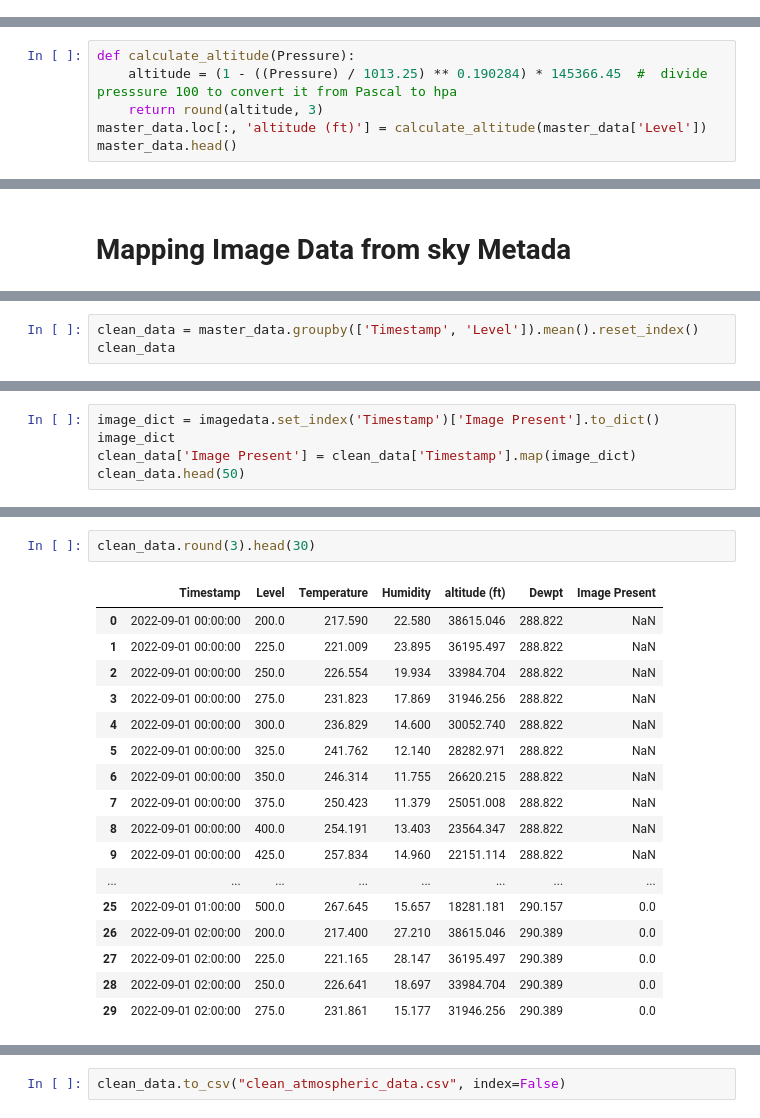
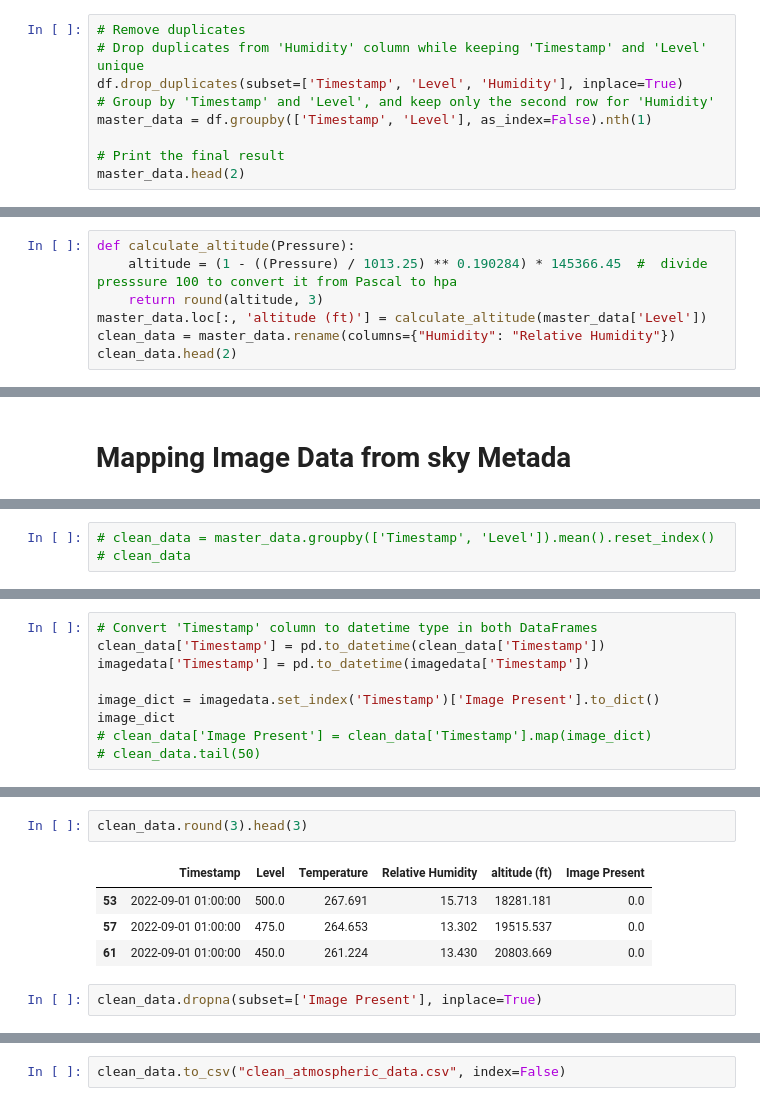
Before and after one commit to Fraolabebe/Team-SkySci-Analytics, a Jupyter notebook: Atmospheric Data Scraper/MonthlyAtmosphericData - Cleanup.ipynb, the cells around one changed output, grey strips where cells are left out. Saved outputs shown, nothing was run; the diff lists cells and outputs as text.

```diff
--- a/Atmospheric Data Scraper/MonthlyAtmosphericData - Cleanup.ipynb
+++ b/Atmospheric Data Scraper/MonthlyAtmosphericData - Cleanup.ipynb
@@ -18,0 +27,9 @@ master_data = pd.concat([september_data, october_data, november_data, december_d
+# %%
+# Remove duplicates
+# Drop duplicates from 'Humidity' column while keeping 'Timestamp' and 'Level' unique
+df.drop_duplicates(subset=['Timestamp', 'Level', 'Humidity'], inplace=True)
+# Group by 'Timestamp' and 'Level', and keep only the second row for 'Humidity'
+master_data = df.groupby(['Timestamp', 'Level'], as_index=False).nth(1)
+
+# Print the final result
+master_data.head(2)
@@ -30,5 +51,6 @@ def calculate_altitude(Pressure):
     altitude = (1 - ((Pressure) / 1013.25) ** 0.190284) * 145366.45  #  divide presssure 100 to convert it from Pascal to hpa
     return round(altitude, 3)
 master_data.loc[:, 'altitude (ft)'] = calculate_altitude(master_data['Level'])
-master_data.head()
+clean_data = master_data.rename(columns={"Humidity": "Relative Humidity"})
+clean_data.head(2)
 # %% [output]
@@ -121,3 +108,3 @@ imagedata.head()
 # %%
-clean_data = master_data.groupby(['Timestamp', 'Level']).mean().reset_index()
-clean_data
+# clean_data = master_data.groupby(['Timestamp', 'Level']).mean().reset_index()
+# clean_data
@@ -141,6 +129,10 @@ imagedata['Timestamp'] = pd.to_datetime(imagedata['Timestamp'])
 # %%
+# Convert 'Timestamp' column to datetime type in both DataFrames
+clean_data['Timestamp'] = pd.to_datetime(clean_data['Timestamp'])
+imagedata['Timestamp'] = pd.to_datetime(imagedata['Timestamp'])
+
 image_dict = imagedata.set_index('Timestamp')['Image Present'].to_dict()
 image_dict
-clean_data['Image Present'] = clean_data['Timestamp'].map(image_dict)
-clean_data.head(50)
+# clean_data['Image Present'] = clean_data['Timestamp'].map(image_dict)
+# clean_data.tail(50)
 # %% [output]
@@ -164,23 +167,12 @@ clean_data.head(50)
 # %%
-clean_data.round(3).head(30)
+clean_data.round(3).head(3)
 # %% [output]
-|  | Timestamp | Level | Temperature | Humidity | altitude (ft) | Dewpt | Image Present |
-| 0 | 2022-09-01 00:00:00 | 200.0 | 217.590 | 22.580 | 38615.046 | 288.822 | NaN |
-| 1 | 2022-09-01 00:00:00 | 225.0 | 221.009 | 23.895 | 36195.497 | 288.822 | NaN |
-| 2 | 2022-09-01 00:00:00 | 250.0 | 226.554 | 19.934 | 33984.704 | 288.822 | NaN |
-| 3 | 2022-09-01 00:00:00 | 275.0 | 231.823 | 17.869 | 31946.256 | 288.822 | NaN |
-| 4 | 2022-09-01 00:00:00 | 300.0 | 236.829 | 14.600 | 30052.740 | 288.822 | NaN |
-| 5 | 2022-09-01 00:00:00 | 325.0 | 241.762 | 12.140 | 28282.971 | 288.822 | NaN |
-| 6 | 2022-09-01 00:00:00 | 350.0 | 246.314 | 11.755 | 26620.215 | 288.822 | NaN |
-| 7 | 2022-09-01 00:00:00 | 375.0 | 250.423 | 11.379 | 25051.008 | 288.822 | NaN |
-| 8 | 2022-09-01 00:00:00 | 400.0 | 254.191 | 13.403 | 23564.347 | 288.822 | NaN |
-| 9 | 2022-09-01 00:00:00 | 425.0 | 257.834 | 14.960 | 22151.114 | 288.822 | NaN |
-| ... | ... | ... | ... | ... | ... | ... | ... |
-| 25 | 2022-09-01 01:00:00 | 500.0 | 267.645 | 15.657 | 18281.181 | 290.157 | 0.0 |
-| 26 | 2022-09-01 02:00:00 | 200.0 | 217.400 | 27.210 | 38615.046 | 290.389 | 0.0 |
-| 27 | 2022-09-01 02:00:00 | 225.0 | 221.165 | 28.147 | 36195.497 | 290.389 | 0.0 |
-| 28 | 2022-09-01 02:00:00 | 250.0 | 226.641 | 18.697 | 33984.704 | 290.389 | 0.0 |
-| 29 | 2022-09-01 02:00:00 | 275.0 | 231.861 | 15.177 | 31946.256 | 290.389 | 0.0 |
+|  | Timestamp | Level | Temperature | Relative Humidity | altitude (ft) | Image Present |
+| 53 | 2022-09-01 01:00:00 | 500.0 | 267.691 | 15.713 | 18281.181 | 0.0 |
+| 57 | 2022-09-01 01:00:00 | 475.0 | 264.653 | 13.302 | 19515.537 | 0.0 |
+| 61 | 2022-09-01 01:00:00 | 450.0 | 261.224 | 13.430 | 20803.669 | 0.0 |
+# %%
+clean_data.dropna(subset=['Image Present'], inplace=True)
 # %%
 clean_data.isnull().sum()
 # %% [output]
```
Also changed, not shown: parts of 17 cells of this notebook.
